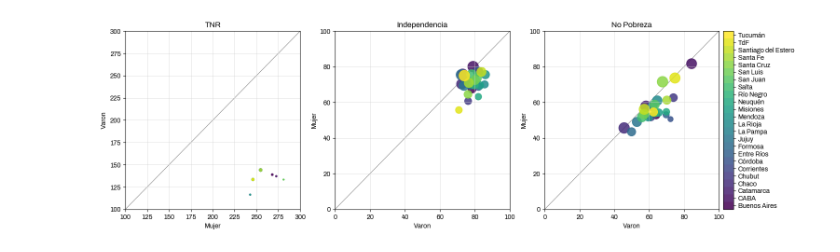
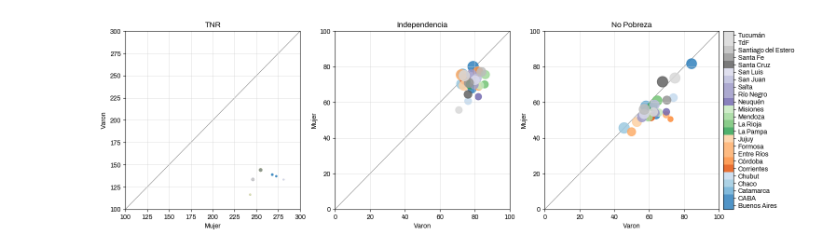
Before and after one commit to datos-Fundar/indice-mercado-trabajo-ingresos, a Jupyter notebook: modulos/visualizacion/05_graficos.ipynb, the cells around one changed output. Saved outputs shown, nothing was run; the diff lists cells and outputs as text; code cells hidden in the pictures.

Commit message:
agrego plots

```diff
--- a/modulos/visualizacion/05_graficos.ipynb
+++ b/modulos/visualizacion/05_graficos.ipynb
@@ -72,6 +72,21 @@ for columna, variable in zip(columnas,variables):
     variable[columna] = np.where(variable[columna] > 100, 100, variable[columna])
 
 df_indicadores = pd.concat(variables, axis=1)[['Actividad', 'Formalidad', 'Horas promedio remuneradas', 'Ingreso laboral promedio', 'Tiempo TNR', 'Dependencia', 'No Pobreza']]
+# %%
+with open(pathdata + 'modulos/diccionarios/' + 'diccionario_aglomerados.pickle', 'rb') as file:
+    dict_cod_aglomerado = pickle.load(file)
+
+with open(pathdata + 'modulos/diccionarios/' + 'diccionario_provincia.pickle', 'rb') as file:
+    dict_cod_provincia = pickle.load(file)
+
+with open(pathdata + 'modulos/diccionarios/' + 'diccionario_aglomerado_provincia.pickle', 'rb') as file:
+    map_aglomerado_provincia = pickle.load(file)
+
+with open(pathdata + 'modulos/diccionarios/' + 'diccionario_aglomerado_region.pickle', 'rb') as file:
+    map_aglomerado_region = pickle.load(file)
+
+with open(pathdata + 'modulos/diccionarios/' + 'diccionario_provincia_region.pickle', 'rb') as file:
+    map_provincia_region = pickle.load(file)
 # %%
 componente_insercion = pd.read_csv(pathdata + 'data_output/componentes_e_indice/01_insercion_laboral.csv', index_col=0)
 componente_autonomia_economica = pd.read_csv(pathdata + 'data_output/componentes_e_indice/02_insercion_autonomia_economica.csv', index_col=0)
@@ -352,6 +367,12 @@ for i, idf in enumerate(variables):
     ax.axis('equal')  # Ajustar límites en x e y para que sean iguales
 
     plt.show()
+# %%
+map_provincia_region['CABA'] = map_provincia_region['Ciudad Autónoma de Buenos Aires']
+del map_provincia_region['Ciudad Autónoma de Buenos Aires']
+
+map_provincia_region['TdF'] = map_provincia_region['Tierra del Fuego, Antártida e Islas del Atlántico Sur']
+del map_provincia_region['Tierra del Fuego, Antártida e Islas del Atlántico Sur']
 # %%
 from matplotlib.colors import Normalize
 
@@ -362,7 +383,7 @@ xlims = [[0,100], [0,100], [25,45], [40000, 140000]]
 columnas = ['Actividad', 'Formalidad', 'Horas promedio remuneradas', 'Ingreso laboral promedio']
 
 def generar_colores():
-    cmap = plt.cm.get_cmap('gnuplot2', 24)  # Cambiar 'viridis' por cualquier otra paleta de colores
+    cmap = plt.cm.get_cmap('viridis', 24)  # Cambiar 'viridis' por cualquier otra paleta de colores
     colores = cmap(np.arange(24))
     return colores
 
@@ -370,11 +391,15 @@ def generar_colores():
 combined_data = np.concatenate([idf[columnas[i]] for i, idf in enumerate(variables)])
 global_min = combined_data.min()
 global_max = combined_data.max()
+list_regiones_orden = ['Noroeste', 'Noreste', 'Cuyo', 'Pampeana', 'Patagonia']
 
 fig = plt.figure(figsize=(17,4.5))
 pos = [[0.02, 0.05, 0.2, 0.85], [0.27, 0.05, 0.2, 0.85], [0.52, 0.05, 0.2, 0.85], [0.77, 0.05, 0.25, 0.85]]
 for i, idf in enumerate(variables):
-    #normalized_values = (idf[columnas[i]] - idf[columnas[i]].mean()) / idf[columnas[i]].std()
+    idf['Region'] = idf.index.map(map_provincia_region)
+    idf['Region'] = pd.Categorical(idf['Region'], categories=list_regiones_orden, ordered=True)
+    idf = idf.sort_values(by='Region', ascending=False)
+
     normalized_values = (idf[columnas[i]] - global_min) / (global_max - global_min)
     colores_por_provincia = generar_colores()
     etiquetas_numericas = np.arange(len(idf))
@@ -383,7 +408,7 @@ for i, idf in enumerate(variables):
 
     ax = plt.axes(pos[i])
     scatter = ax.scatter(idf['Varon'], idf['Mujer'], s=exaggerated_values * 270, c=etiquetas_numericas, cmap='viridis', alpha=0.85)
-    if i==3 or i==6:
+    if i==3:
         cbar = plt.colorbar(scatter, label=' ', orientation='vertical', pad=0.02, aspect=17, boundaries=np.arange(len(idf)+1)-0.5)
         cbar.set_ticks(np.arange(len(idf)))
         cbar.set_ticklabels(idf.index.tolist())
@@ -428,33 +512,33 @@ for i, idf in enumerate(variables):
     exaggerated_values = normalized_values ** exaggeration_factor
 
     ax = plt.axes(pos[i])
     if i==0:
-        scatter = ax.scatter(idf['Mujer'], idf['Varon'], s=exaggerated_values * 270, c=etiquetas_numericas, cmap='viridis', alpha=0.85)
+        scatter = ax.scatter(idf['Mujer'], idf['Varon'], s=exaggerated_values * 270, c=etiquetas_numericas, cmap='tab20c', alpha=0.85)
         ax.set_ylabel('Varon')
         ax.set_xlabel('Mujer')
     else:
-        scatter = ax.scatter(idf['Varon'], idf['Mujer'], s=exaggerated_values * 270, c=etiquetas_numericas, cmap='viridis', alpha=0.85)
+        scatter = ax.scatter(idf['Varon'], idf['Mujer'], s=exaggerated_values * 270, c=etiquetas_numericas, cmap='tab20c', alpha=0.85)
         ax.set_xlabel('Varon')
         ax.set_ylabel('Mujer')
     if i==2:
         cbar = plt.colorbar(scatter, label=' ', orientation='vertical', pad=0.02, aspect=17, boundaries=np.arange(len(idf)+1)-0.5)
         cbar.set_ticks(np.arange(len(idf)))
         cbar.set_ticklabels(idf.index.tolist())
         #plt.clim(0, len(idf)-1)
 
     ax.set_title(grafico_labels[i])
     ax.set_xlim(xlims[i])
     ax.set_ylim(xlims[i])
 
     ax.grid(True, lw=0.5, color='lightgrey')
     lims = [
         np.min([ax.get_xlim(), ax.get_ylim()]),  # min of both axes
         np.max([ax.get_xlim(), ax.get_ylim()]),  # max of both axes
         ]
     ax.plot(lims, lims, 'k-', alpha=0.75, lw=0.5, zorder=0)
 plt.show()
 fig.savefig(pathdata + 'figs/05_scatter_autonomia' +'.png', dpi=400, bbox_inches='tight', transparent=True)
 fig.savefig(pathdata + 'figs/05_scatter_autonomia' +'.svg', bbox_inches='tight', transparent=True)
 fig.savefig(pathdata + 'figs/05_scatter_autonomia' +'.pdf', bbox_inches='tight', transparent=True)
 # %% [output]
-[figure, old version]
+[figure, new version]
```
Also changed, not shown: parts of 3 cells of this notebook, 10 other files.
